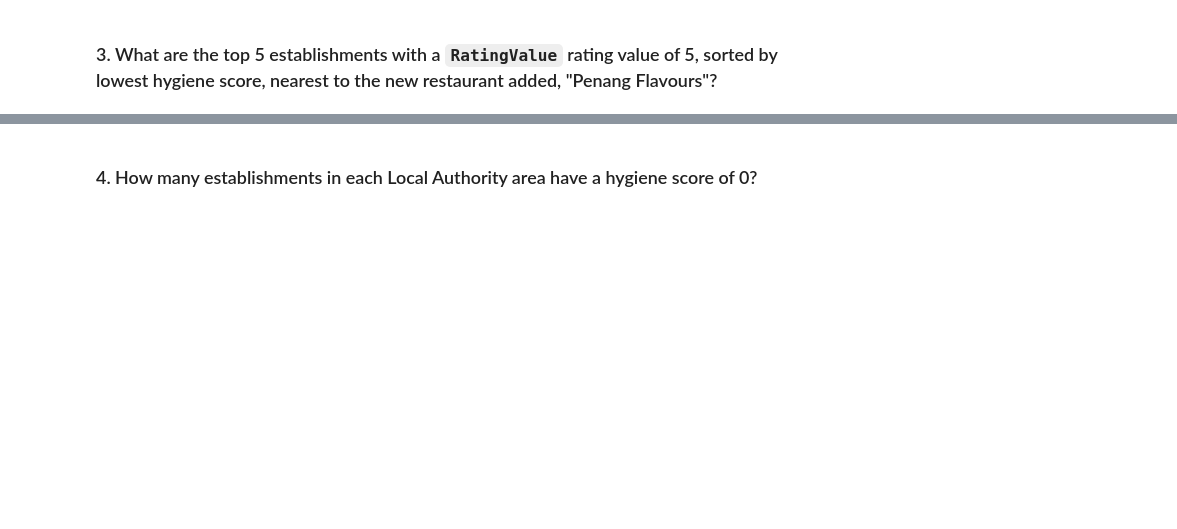
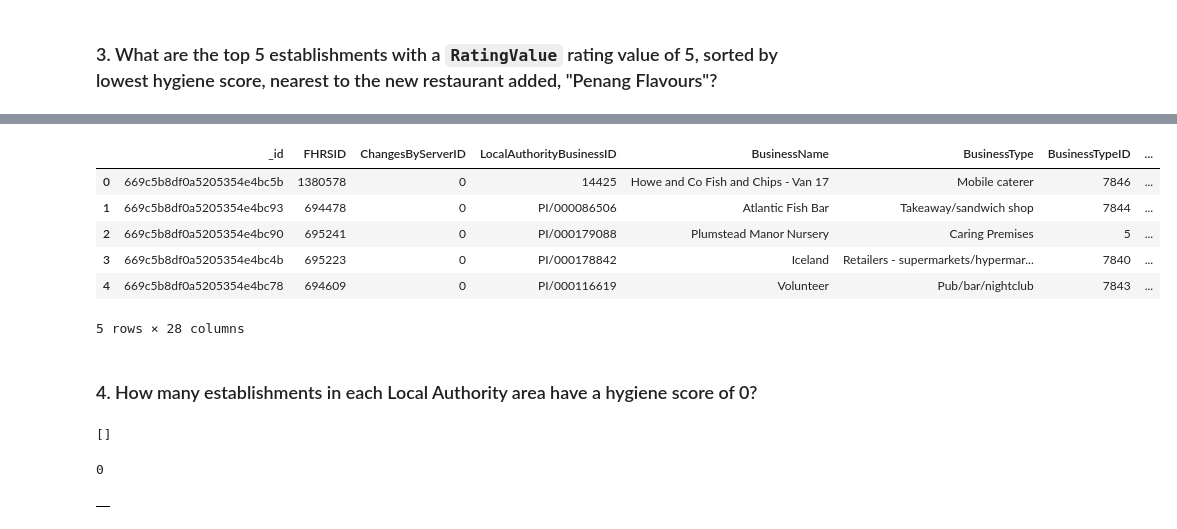
Before and after one commit to Khatiakhokhiashvili/nosql-challenge, a Jupyter notebook: Establishments/NoSQL_analysis_starter.ipynb, the cells around one changed output, grey strips where cells are left out. Cells and saved outputs as stored; diff of their text form; code cells hidden in the pictures; blank space fills up the shorter version.

```diff
--- a/Establishments/NoSQL_analysis_starter.ipynb
+++ b/Establishments/NoSQL_analysis_starter.ipynb
@@ -81,0 +155,31 @@ limit =
+# %%
+# Retrieve the document
+doc = establishment.find_one({"BusinessName": 'Penang Flavours'})
+
+# Convert latitude and longitude to float
+latitude = float(doc['geocode']['latitude'])
+longitude = float(doc['geocode']['longitude'])
+
+# Define the degree search range
+degree_search = 0.01
+
+# Calculate bounds
+upper_lat = latitude + degree_search
+lower_lat = latitude - degree_search
+upper_long = longitude + degree_search
+lower_long = longitude - degree_search
+
+# Define the query
+query = {
+    'RatingValue': {'$eq': 5},
+    'geocode.latitude': {'$lte': upper_lat, '$gte': lower_lat},
+    'geocode.longitude': {'$lte': upper_long, '$gte': lower_long}
+}
+
+# Define sorting and limit
+sort = [('scores.Hygiene', 1)]
+limit = 5
+
+# Print the results
+results = list(establishment.find(query).sort(sort).limit(limit))
+pprint(results)
@@ -82,19 +204,42 @@ limit =
 # %%
 # Convert result to Pandas DataFrame
+top_establishments_df = pd.DataFrame(results)
+top_establishments_df.head()
+# %% [output]
+|  | _id | FHRSID | ChangesByServerID | LocalAuthorityBusinessID | BusinessName | BusinessType | BusinessTypeID | ... |
+| 0 | 669c5b8df0a5205354e4bc5b | 1380578 | 0 | 14425 | Howe and Co Fish and Chips - Van 17 | Mobile caterer | 7846 | ... |
+| 1 | 669c5b8df0a5205354e4bc93 | 694478 | 0 | PI/000086506 | Atlantic Fish Bar | Takeaway/sandwich shop | 7844 | ... |
+| 2 | 669c5b8df0a5205354e4bc90 | 695241 | 0 | PI/000179088 | Plumstead Manor Nursery | Caring Premises | 5 | ... |
+| 3 | 669c5b8df0a5205354e4bc4b | 695223 | 0 | PI/000178842 | Iceland | Retailers - supermarkets/hypermar... | 7840 | ... |
+| 4 | 669c5b8df0a5205354e4bc78 | 694609 | 0 | PI/000116619 | Volunteer | Pub/bar/nightclub | 7843 | ... |
+5 rows × 28 columns
 # %% [markdown]
 ### 4. How many establishments in each Local Authority area have a hygiene score of 0?
 # %%
 # Create a pipeline that:
 # 1. Matches establishments with a hygiene score of 0
+match_query = {'$match': {'scores.Hygiene': {'$eq': 0}}}
 # 2. Groups the matches by Local Authority
+group_query = {'$group': {'_id': '$LocalAuthorityName', 'count': {'$sum': 1}}}
 # 3. Sorts the matches from highest to lowest
+sort_query = {'$sort': {'count': -1}}
+# Print the number of documents in the result
+pipeline = [match_query, group_query, sort_query]
 
-# Print the number of documents in the result
+results = list(establishments.aggregate(pipeline))
 
 # Print the first 10 results
+pprint(results[:10])
+# %% [output]
+[]
 # %%
 # Convert the result to a Pandas DataFrame
 
+low_hygiene_df = pd.DataFrame(results)
 # Display the number of rows in the DataFrame
-
+print(len(low_hygiene_df))
 # Display the first 10 rows of the DataFrame
+low_hygiene_df.head(10)
+# %% [output]
+0
+|  |
```
Also changed, not shown: parts of 12 cells of this notebook, 1 other file.
